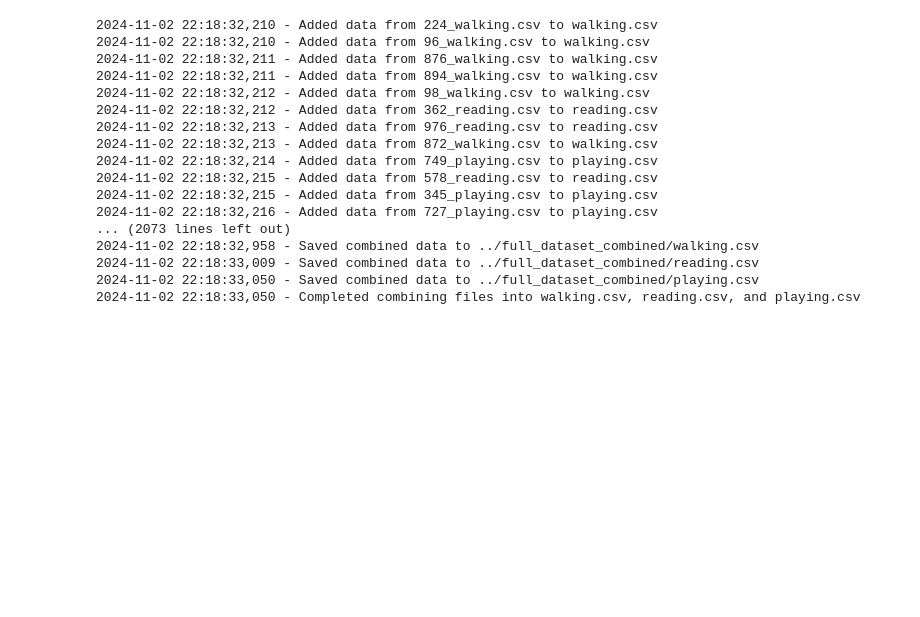
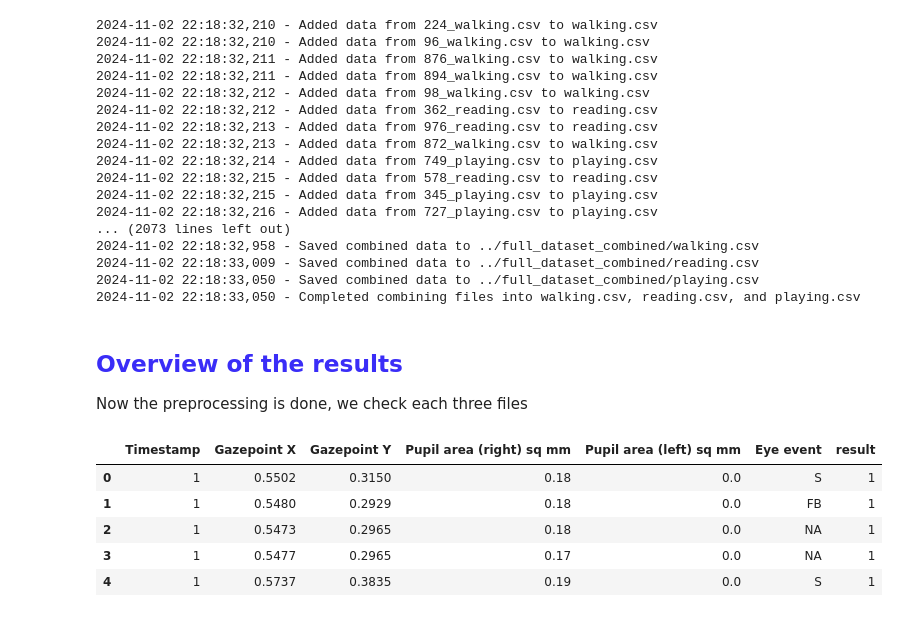
Before and after one commit to Vykp00/SeeTrue-AI, a Jupyter notebook: training/1_data_processing.ipynb, the cells around one changed output. Cells and saved outputs as stored; diff of their text form; code cells hidden in the pictures; blank space fills up the shorter version.

```diff
--- a/training/data_processing.ipynb
+++ b/training/1_data_processing.ipynb
@@ -155,3 +158,7 @@ print(data_concat_result.stderr)
 2024-11-02 22:18:33,009 - Saved combined data to ../full_dataset_combined/reading.csv
 2024-11-02 22:18:33,050 - Saved combined data to ../full_dataset_combined/playing.csv
 2024-11-02 22:18:33,050 - Completed combining files into walking.csv, reading.csv, and playing.csv
+# %% [markdown]
+## **<font style = "color:rgb(58, 45, 247)"> Overview of the results </font>**
+
+Now the preprocessing is done, we check each three files
@@ -157,0 +174,9 @@ print(data_concat_result.stderr)
+# %%
+walking_data.head()
+# %% [output]
+|  | Timestamp | Gazepoint X | Gazepoint Y | Pupil area (right) sq mm | Pupil area (left) sq mm | Eye event | result |
+| 0 | 1 | 0.5502 | 0.3150 | 0.18 | 0.0 | S | 1 |
+| 1 | 1 | 0.5480 | 0.2929 | 0.18 | 0.0 | FB | 1 |
+| 2 | 1 | 0.5473 | 0.2965 | 0.18 | 0.0 | NA | 1 |
+| 3 | 1 | 0.5477 | 0.2965 | 0.17 | 0.0 | NA | 1 |
+| 4 | 1 | 0.5737 | 0.3835 | 0.19 | 0.0 | S | 1 |
```
Also changed, not shown: parts of 10 cells of this notebook.
